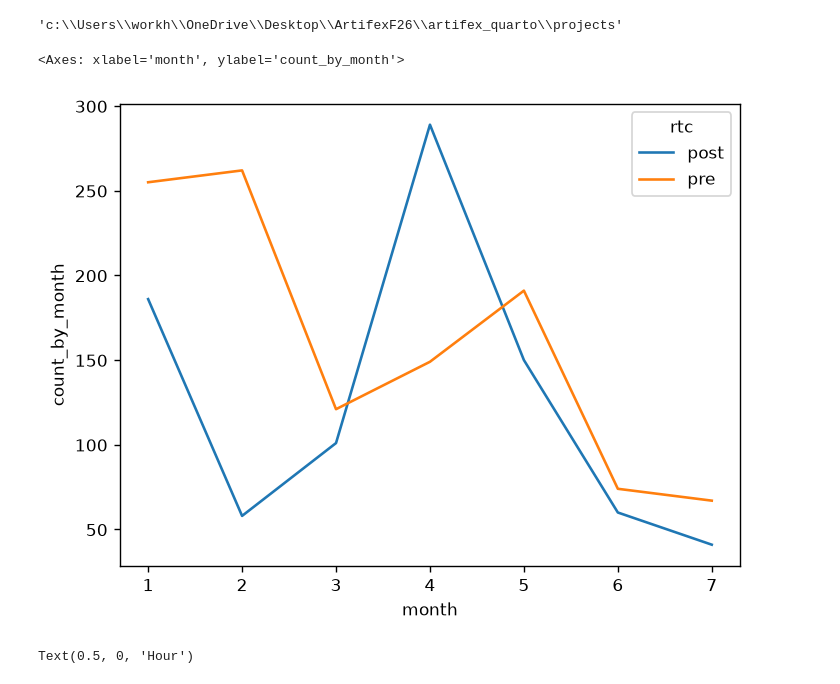
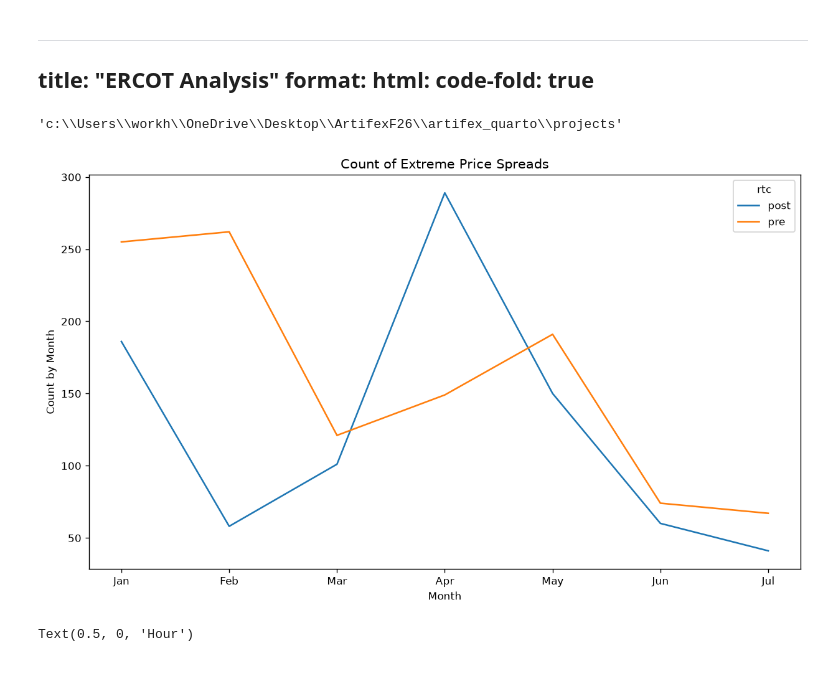
Before and after one commit to ogarz/artifex_quarto, a Jupyter notebook: projects/ercot_analysis.ipynb, the cells around one changed output. Saved outputs shown, nothing was run; the diff lists cells and outputs as text; code cells hidden in the pictures.

Commit message:
Update ERCOT analysis

```diff
--- a/projects/ercot_analysis.ipynb
+++ b/projects/ercot_analysis.ipynb
@@ -1,3 +1,10 @@
+# %% [markdown]
+---
+title: "ERCOT Analysis"
+format:
+  html:
+    code-fold: true
+---
 # %%
 import pandas as pd
 import numpy as np
@@ -14,29 +21,35 @@ ercot["time_utc"] = pd.to_datetime(ercot["datetime_utc"], format = "%m/%d/%y %H:
 # %%
 ercot_extreme = (
     ercot.groupby("time_utc", as_index = False)
     .agg(spread = ("price", lambda x: x.max() - x.min()))
     .assign(rtc = lambda x: np.where(x["time_utc"] < pd.Timestamp("12-05-2025"), "pre", "post"),
     ext_spread = lambda x: np.where(x['spread'] >= x.loc[x["rtc"] == "pre","spread"].quantile(.95), "extreme", "normal"),
     month = lambda x: x["time_utc"].dt.month)
     .query("((time_utc > '2025-01-01') & (time_utc < '2025-07-25')) | ((time_utc > '2026-01-01') & (time_utc < '2026-07-25'))")
     .groupby(["month", "rtc"], as_index=False)
     .agg(count_by_month =("ext_spread", lambda x: (x == "extreme").sum()))
 )
 
+fig, ax = plt.subplots(figsize=(10, 6))
+
 sns.lineplot(
-    data = ercot_extreme,
-    x = "month",
-    y = "count_by_month",
-    hue = "rtc"
+    data=ercot_extreme,
+    x="month",
+    y="count_by_month",
+    hue="rtc",
+    ax=ax
 )
 
-plt.title("Count of Extreme Price Spreads")
-plt.ylabel("Count By Month")
-plt.xlabel("Month")
-plt.xticks([1, 2, 3, 4, 5, 6, 7], ['Jan', 'Feb', 'Mar', 'Apr', 'May', 'Jun', 'Jul'])
+ax.set_title("Count of Extreme Price Spreads")
+ax.set_ylabel("Count by Month")
+ax.set_xlabel("Month")
+ax.set_xticks([1, 2, 3, 4, 5, 6, 7])
+ax.set_xticklabels(["Jan", "Feb", "Mar", "Apr", "May", "Jun", "Jul"])
+
+plt.tight_layout()
+plt.show()
 # %% [output]
-<Axes: xlabel='month', ylabel='count_by_month'>
-[figure, old version]
+[figure, new version]
 # %%
 ercot_hourly_spread = (
     ercot.groupby("time_utc", as_index=False)
```
Also changed, not shown: 6 other files.
